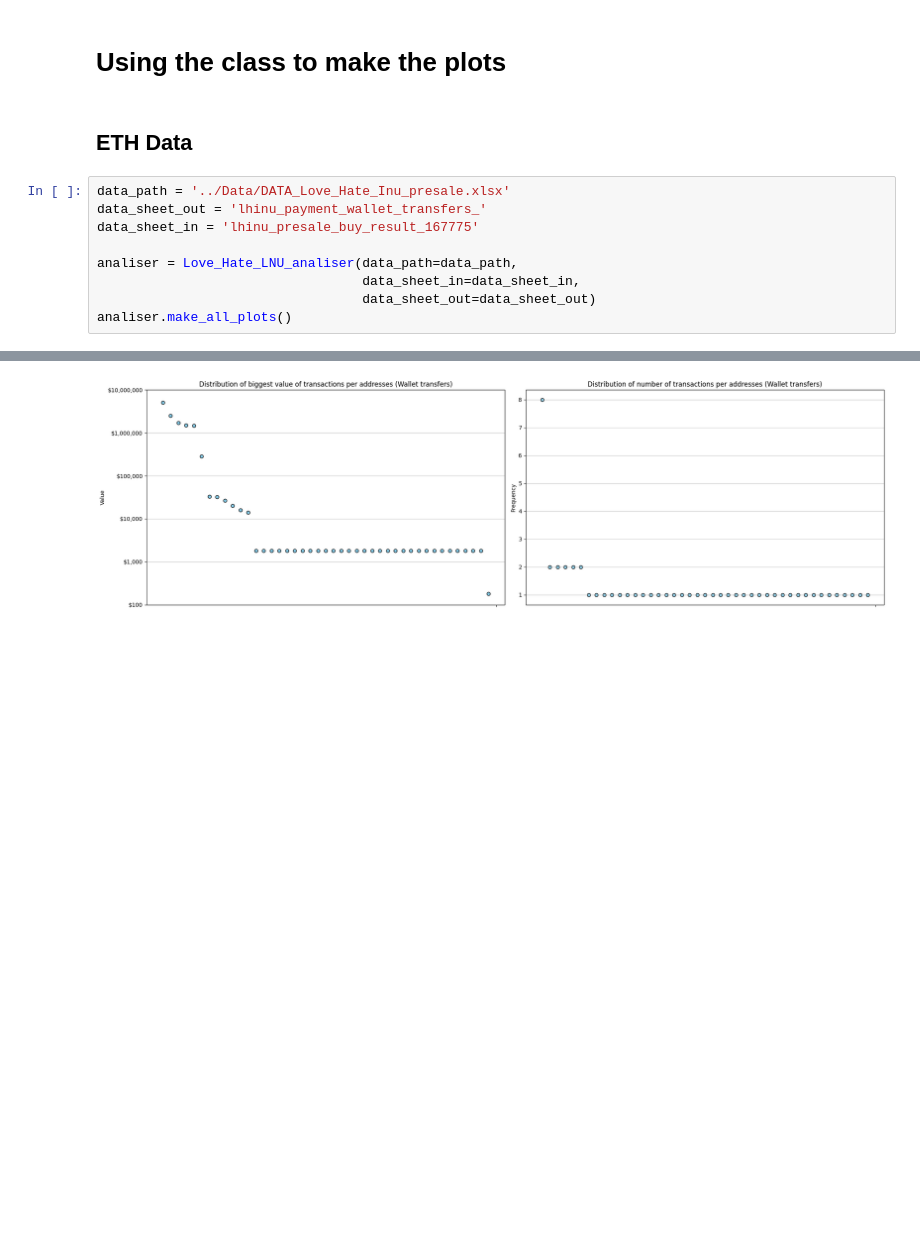
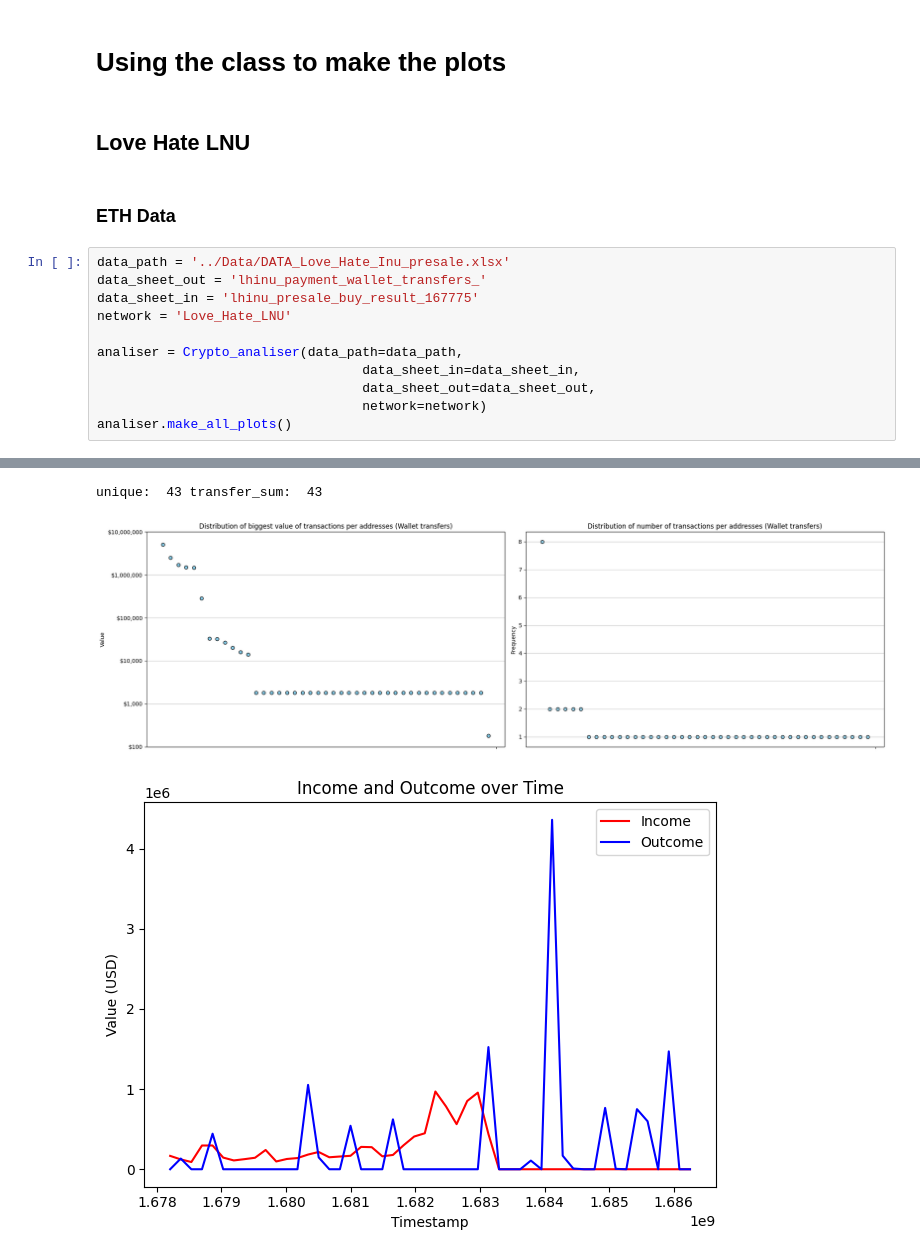
Before and after one commit to Bodesz11/Project_Laboratory_1, a Jupyter notebook: Data_Analiser_Class.ipynb, the cells around one changed output, grey strips where cells are left out. Cells and saved outputs as stored; diff of their text form; blank space fills up the shorter version.

```diff
--- a/Data_Analiser_Class.ipynb
+++ b/Data_Analiser_Class.ipynb
@@ -193,19 +421,25 @@ class Love_Hate_LNU_analiser:
 # %% [markdown]
 # Using the class to make the plots
+# %% [markdown]
+## Love Hate LNU
 # %% [markdown]
-## ETH Data
+### ETH Data
 # %%
 data_path = '../Data/DATA_Love_Hate_Inu_presale.xlsx'
 data_sheet_out = 'lhinu_payment_wallet_transfers_'
 data_sheet_in = 'lhinu_presale_buy_result_167775'
+network = 'Love_Hate_LNU'
 
-analiser = Love_Hate_LNU_analiser(data_path=data_path,
+analiser = Crypto_analiser(data_path=data_path,
                                   data_sheet_in=data_sheet_in,
-                                  data_sheet_out=data_sheet_out)
+                                  data_sheet_out=data_sheet_out,
+                                  network=network)
 analiser.make_all_plots()
 # %% [output]
 [figure]
 [figure]
 [figure]
+unique:  43 transfer_sum:  43
 [figure]
+[figure, added]
 # %% [markdown]
```
Also changed, not shown: parts of 13 cells of this notebook.
